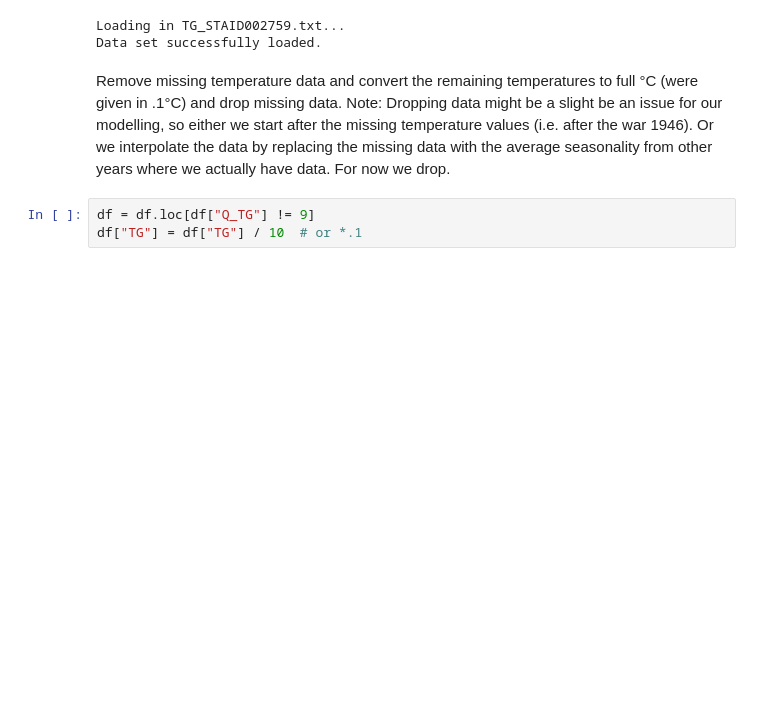
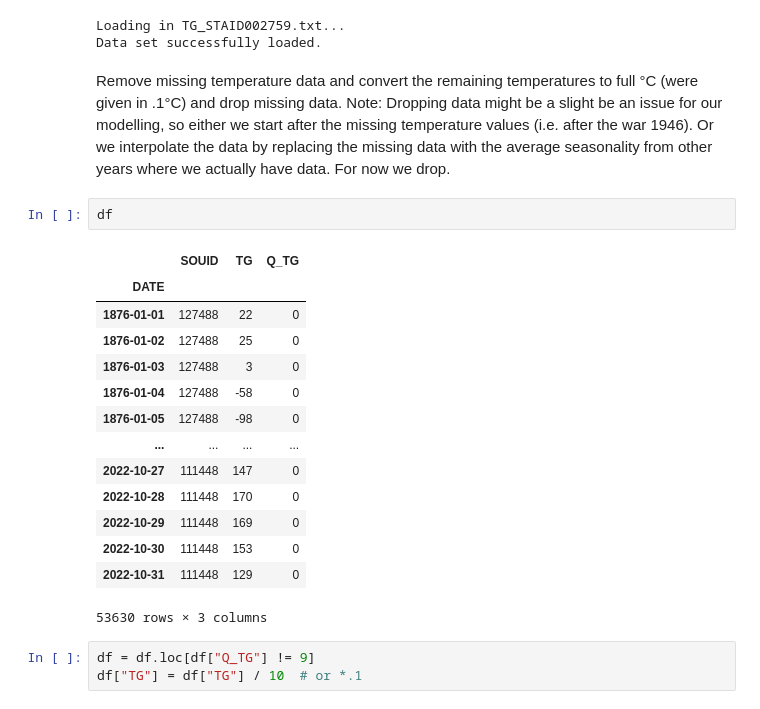
Before and after one commit to MichlF/projects, a Jupyter notebook: data_science/temperature_forecast/NB1_ar_modelling.ipynb, the cells around one changed output. Saved outputs shown, nothing was run; the diff lists cells and outputs as text; blank space fills up the shorter version.

```diff
--- a/data_science/temperature_forecast/NB1_ar_modelling.ipynb
+++ b/data_science/temperature_forecast/NB1_ar_modelling.ipynb
@@ -110,6 +110,23 @@ Data set successfully loaded.
 # %% [markdown]
 Remove missing temperature data and convert the remaining temperatures to full °C (were given in .1°C) and drop missing data.
 Note: Dropping data might be a slight be an issue for our modelling, so either we start after the missing temperature values (i.e. after the war 1946). Or we interpolate the data by replacing the missing data with the average seasonality from other years where we actually have data. For now we drop.
+# %%
+df
+# %% [output]
+|  | SOUID | TG | Q_TG |
+| DATE |  |  |  |
+| 1876-01-01 | 127488 | 22 | 0 |
+| 1876-01-02 | 127488 | 25 | 0 |
+| 1876-01-03 | 127488 | 3 | 0 |
+| 1876-01-04 | 127488 | -58 | 0 |
+| 1876-01-05 | 127488 | -98 | 0 |
+| ... | ... | ... | ... |
+| 2022-10-27 | 111448 | 147 | 0 |
+| 2022-10-28 | 111448 | 170 | 0 |
+| 2022-10-29 | 111448 | 169 | 0 |
+| 2022-10-30 | 111448 | 153 | 0 |
+| 2022-10-31 | 111448 | 129 | 0 |
+53630 rows × 3 columns
 # %%
 df = df.loc[df["Q_TG"] != 9]
 df["TG"] = df["TG"] / 10  # or *.1
```
